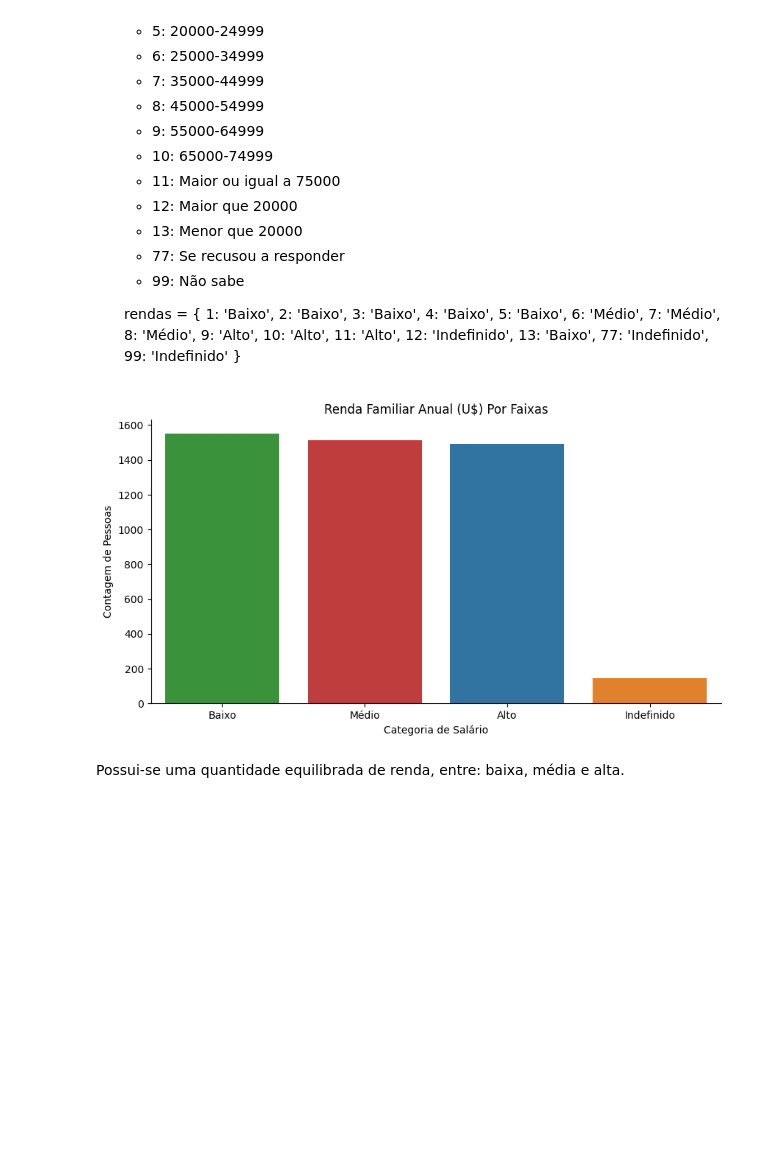
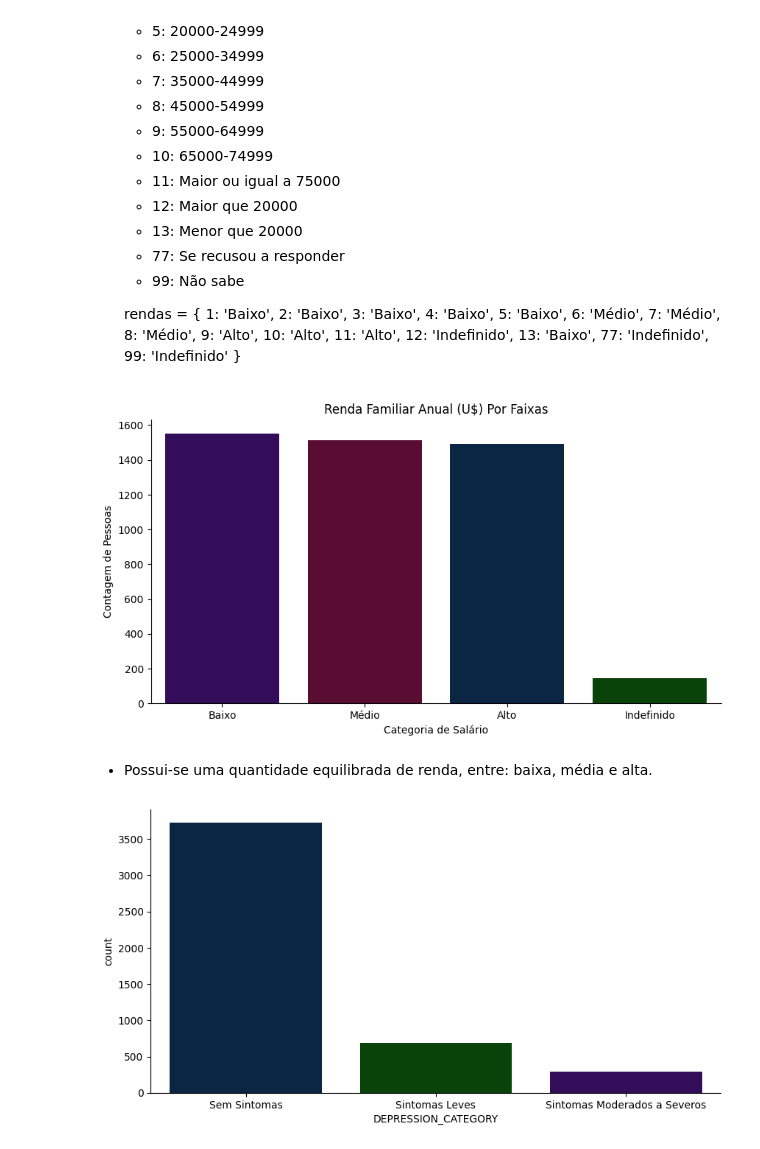
Before and after one commit to OtavioAroca/portfolio, a Jupyter notebook: depressao.ipynb, the cells around one changed output. Cells and saved outputs as stored; diff of their text form; code cells hidden in the pictures; blank space fills up the shorter version.

```diff
--- a/depressao.ipynb
+++ b/depressao.ipynb
@@ -679,7 +684,7 @@ ordem = df_unido['INDFMINC'].value_counts().index
 plt.figure(figsize=(10,5))
 
 # Criando gráfico
-grafico = sns.countplot(x='INDFMINC', data=df_unido, hue='INDFMINC', order=ordem)
+grafico = sns.countplot(x='INDFMINC', data=df_unido, hue='INDFMINC', order=ordem, palette=custom_palette)
 
 # Definindo o título
 plt.title('Renda Familiar Anual (U$) Por Faixas')
@@ -693,6 +698,16 @@ plt.ylabel('Contagem de Pessoas')
 # Removendo as bordas à direita
 sns.despine(right= True)
 # %% [output]
-[figure, old version]
+[figure, new version]
 # %% [markdown]
-Possui-se uma quantidade equilibrada de renda, entre: baixa, média e alta.
+- Possui-se uma quantidade equilibrada de renda, entre: baixa, média e alta.
+# %%
+plt.figure(figsize=(10,5))
+
+sns.countplot(x='DEPRESSION_CATEGORY', data=df_unido, hue='DEPRESSION_CATEGORY', legend=False, palette=custom_palette)
+
+plt.xticks([0,1,2], ['Sem Sintomas', 'Sintomas Leves', 'Sintomas Moderados a Severos'])
+
+sns.despine(right= True)
+# %% [output]
+[figure, added]
```
Also changed, not shown: parts of 32 cells of this notebook.
